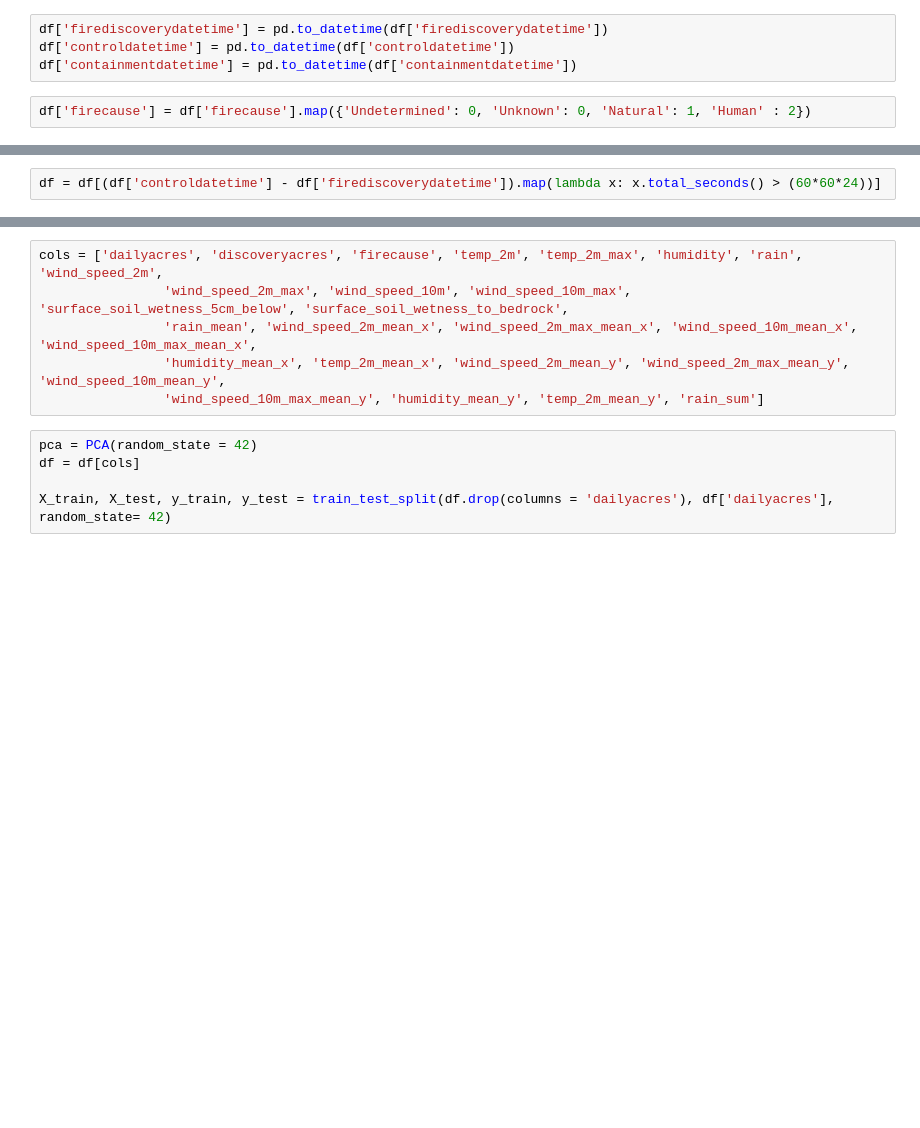
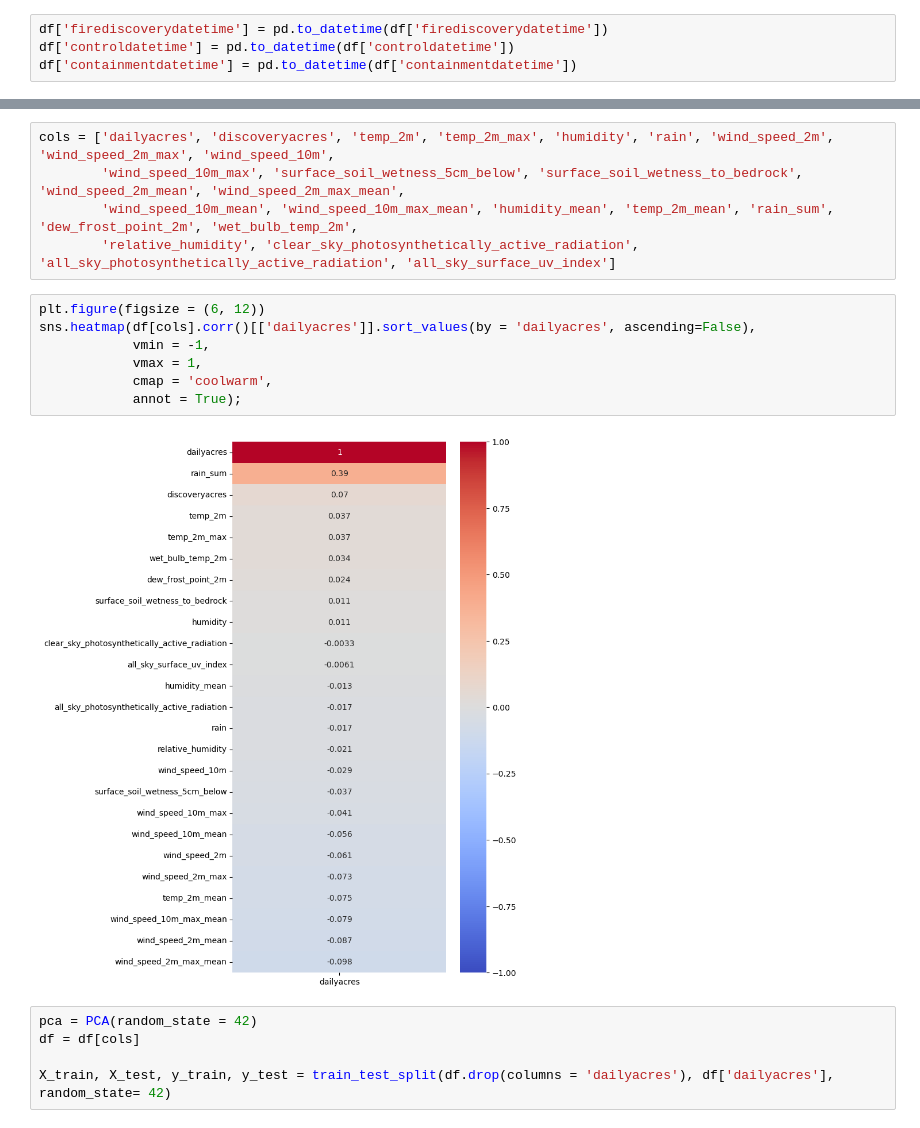
Before and after one commit to jeff-shakes/Wildfire_Size_Prediction, a Jupyter notebook: src/03_modeling/JA_modeling(largefires).ipynb, the cells around one changed output, grey strips where cells are left out. Saved outputs shown, nothing was run; the diff lists cells and outputs as text; blank space fills up the shorter version.

```diff
--- a/src/03_modeling/JA_modeling(largefires).ipynb
+++ b/src/03_modeling/JA_modeling(largefires).ipynb
@@ -30,5 +33,3 @@ df.head()
 df['firediscoverydatetime'] = pd.to_datetime(df['firediscoverydatetime'])
 df['controldatetime'] = pd.to_datetime(df['controldatetime'])
 df['containmentdatetime'] = pd.to_datetime(df['containmentdatetime'])
-# %%
-df['firecause'] = df['firecause'].map({'Undetermined': 0, 'Unknown': 0, 'Natural': 1, 'Human' : 2})
@@ -41,2 +35,0 @@ filtered_df.shape
-# %%
-df = df[(df['controldatetime'] - df['firediscoverydatetime']).map(lambda x: x.total_seconds() > (60*60*24))]
@@ -47,9 +57,17 @@ df.shape
 # %%
-cols = ['dailyacres', 'discoveryacres', 'firecause', 'temp_2m', 'temp_2m_max', 'humidity', 'rain', 'wind_speed_2m',
-                'wind_speed_2m_max', 'wind_speed_10m', 'wind_speed_10m_max', 'surface_soil_wetness_5cm_below', 'surface_soil_wetness_to_bedrock',
-                'rain_mean', 'wind_speed_2m_mean_x', 'wind_speed_2m_max_mean_x', 'wind_speed_10m_mean_x', 'wind_speed_10m_max_mean_x',
-                'humidity_mean_x', 'temp_2m_mean_x', 'wind_speed_2m_mean_y', 'wind_speed_2m_max_mean_y', 'wind_speed_10m_mean_y',
-                'wind_speed_10m_max_mean_y', 'humidity_mean_y', 'temp_2m_mean_y', 'rain_sum']
+cols = ['dailyacres', 'discoveryacres', 'temp_2m', 'temp_2m_max', 'humidity', 'rain', 'wind_speed_2m', 'wind_speed_2m_max', 'wind_speed_10m',
+        'wind_speed_10m_max', 'surface_soil_wetness_5cm_below', 'surface_soil_wetness_to_bedrock', 'wind_speed_2m_mean', 'wind_speed_2m_max_mean',
+        'wind_speed_10m_mean', 'wind_speed_10m_max_mean', 'humidity_mean', 'temp_2m_mean', 'rain_sum', 'dew_frost_point_2m', 'wet_bulb_temp_2m',
+        'relative_humidity', 'clear_sky_photosynthetically_active_radiation', 'all_sky_photosynthetically_active_radiation', 'all_sky_surface_uv_index']
+# %%
+plt.figure(figsize = (6, 12))
+sns.heatmap(df[cols].corr()[['dailyacres']].sort_values(by = 'dailyacres', ascending=False),
+            vmin = -1,
+            vmax = 1,
+            cmap = 'coolwarm',
+            annot = True);
+# %% [output]
+[figure, added]
 # %%
 pca = PCA(random_state = 42)
 df = df[cols]
```
Also changed, not shown: parts of 32 cells of this notebook, 5 other files.
